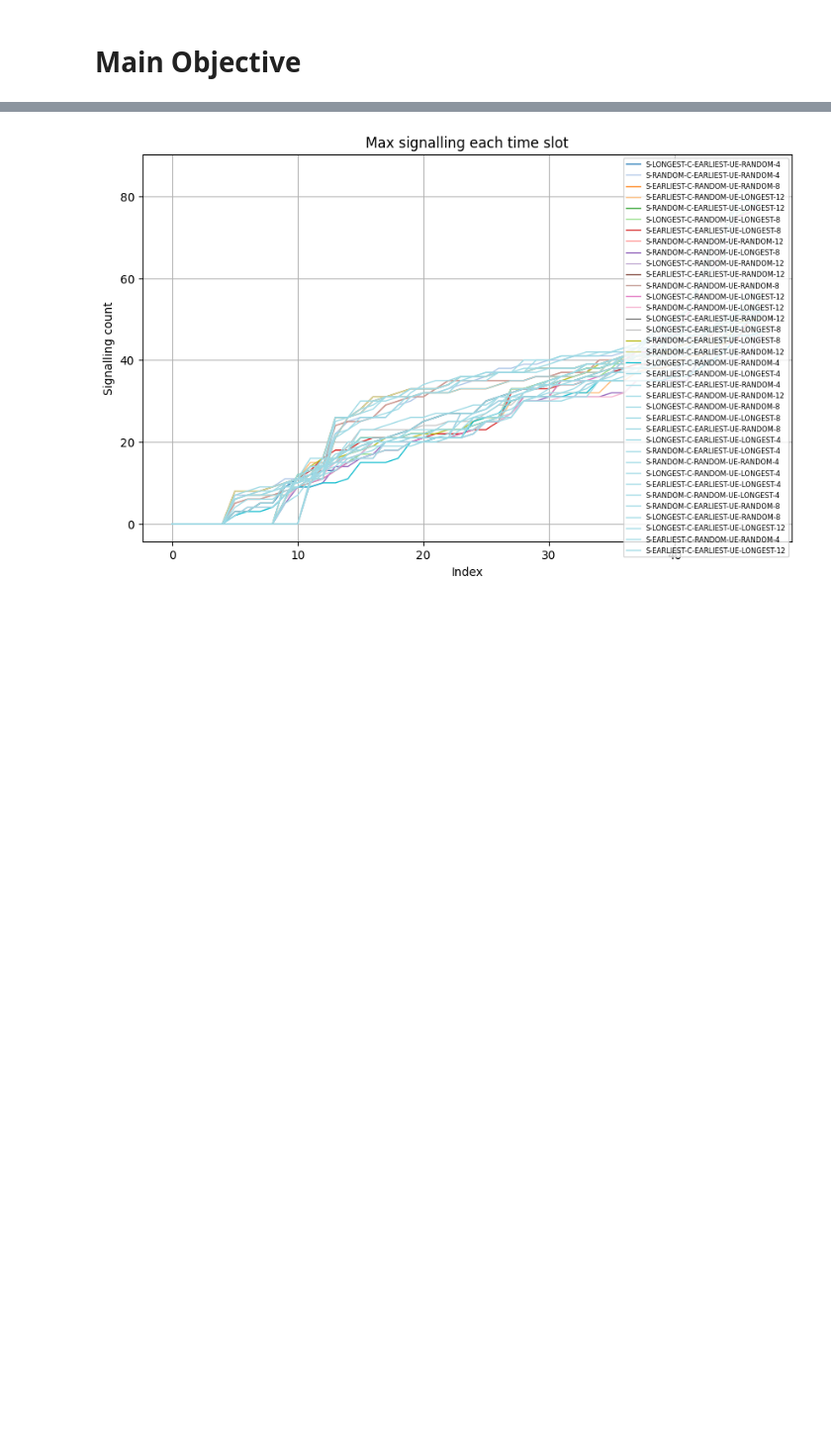
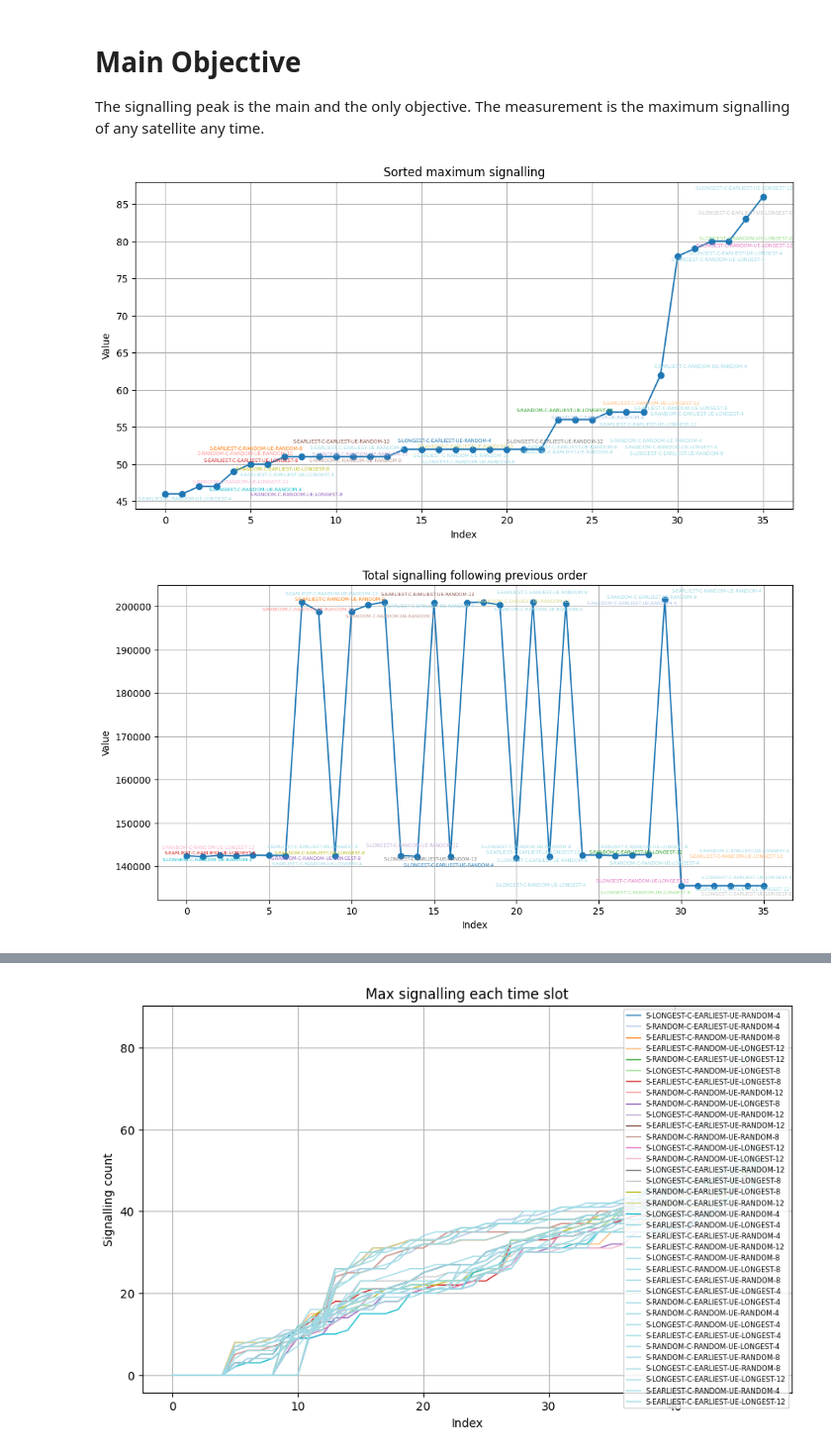
Before and after one commit to zbh888/congestionHO, a Jupyter notebook: src/simulation/result/result.ipynb, the cells around one changed output, grey strips where cells are left out. Shown at 99% size. Drawn from its saved outputs; the diff is of its cells as text; code cells hidden in the pictures; blank space fills up the shorter version.

Commit message:
draw numeric

```diff
--- a/src/simulation/result/result.ipynb
+++ b/src/simulation/result/result.ipynb
@@ -41,2 +44,9 @@ generate_numerical_results(result)
 # %% [markdown]
 # Main Objective
+
+The signalling peak is the main and the only objective. The measurement is the maximum signalling of any satellite any time.
+# %%
+draw_numerical_result(result)
+# %% [output]
+[figure, added]
+[figure, added]
```
Also changed, not shown: parts of 3 cells of this notebook, 1 other file.
